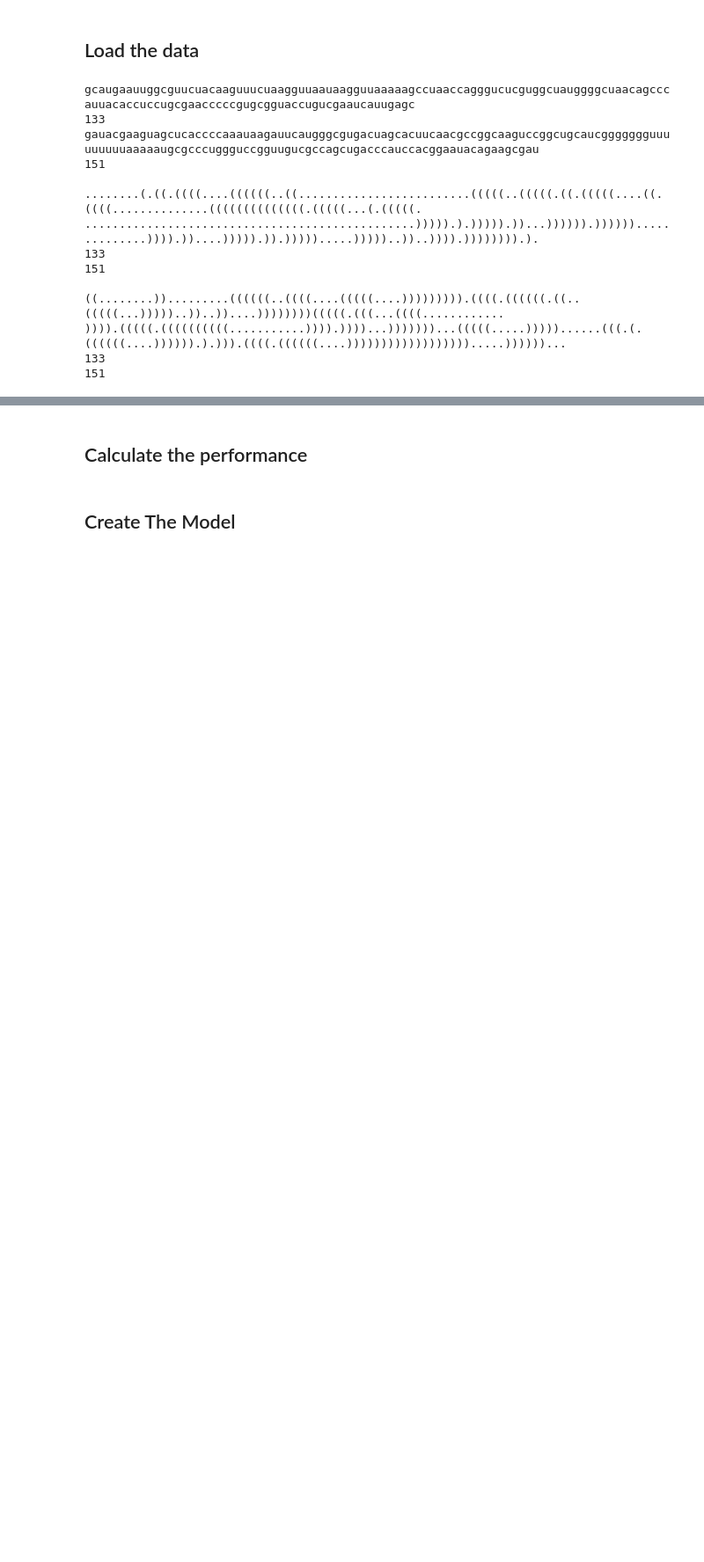
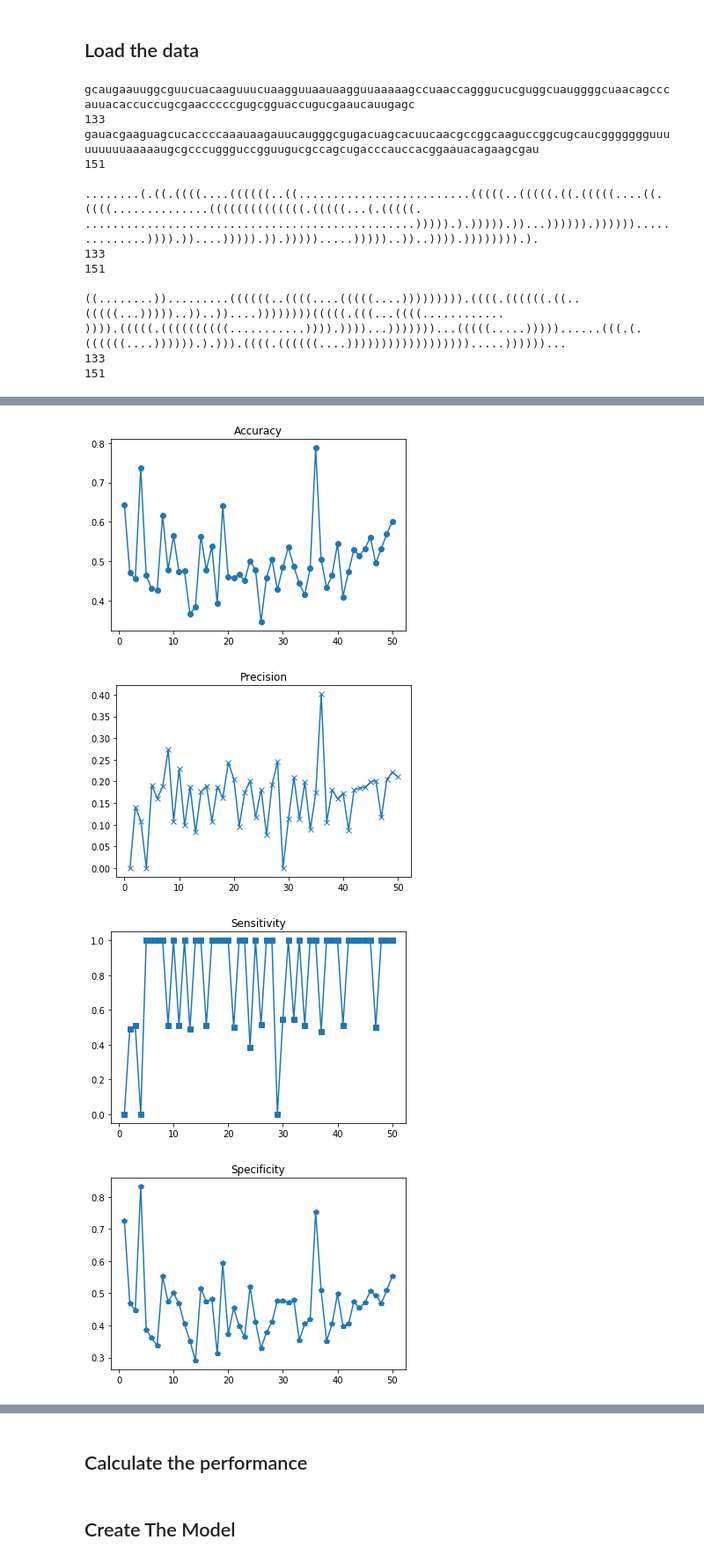
Before and after one commit to kooli89/Cassiop-e, a Jupyter notebook: get_data/benchmarkRISE.ipynb, the cells around one changed output, grey strips where cells are left out. Shown at 88% size. Saved outputs shown, nothing was run; the diff lists cells and outputs as text; code cells hidden in the pictures; blank space fills up the shorter version.

```diff
--- a/get_data/benchmarkRISE.ipynb
+++ b/get_data/benchmarkRISE.ipynb
@@ -320,0 +431,7 @@ def plot_performance(tab):
+# %%
+plot_performance(Scores[1], 50)
+# %% [output]
+[figure, added]
+[figure, added]
+[figure, added]
+[figure, added]
```
Also changed, not shown: parts of 12 cells of this notebook, 10 other files.
